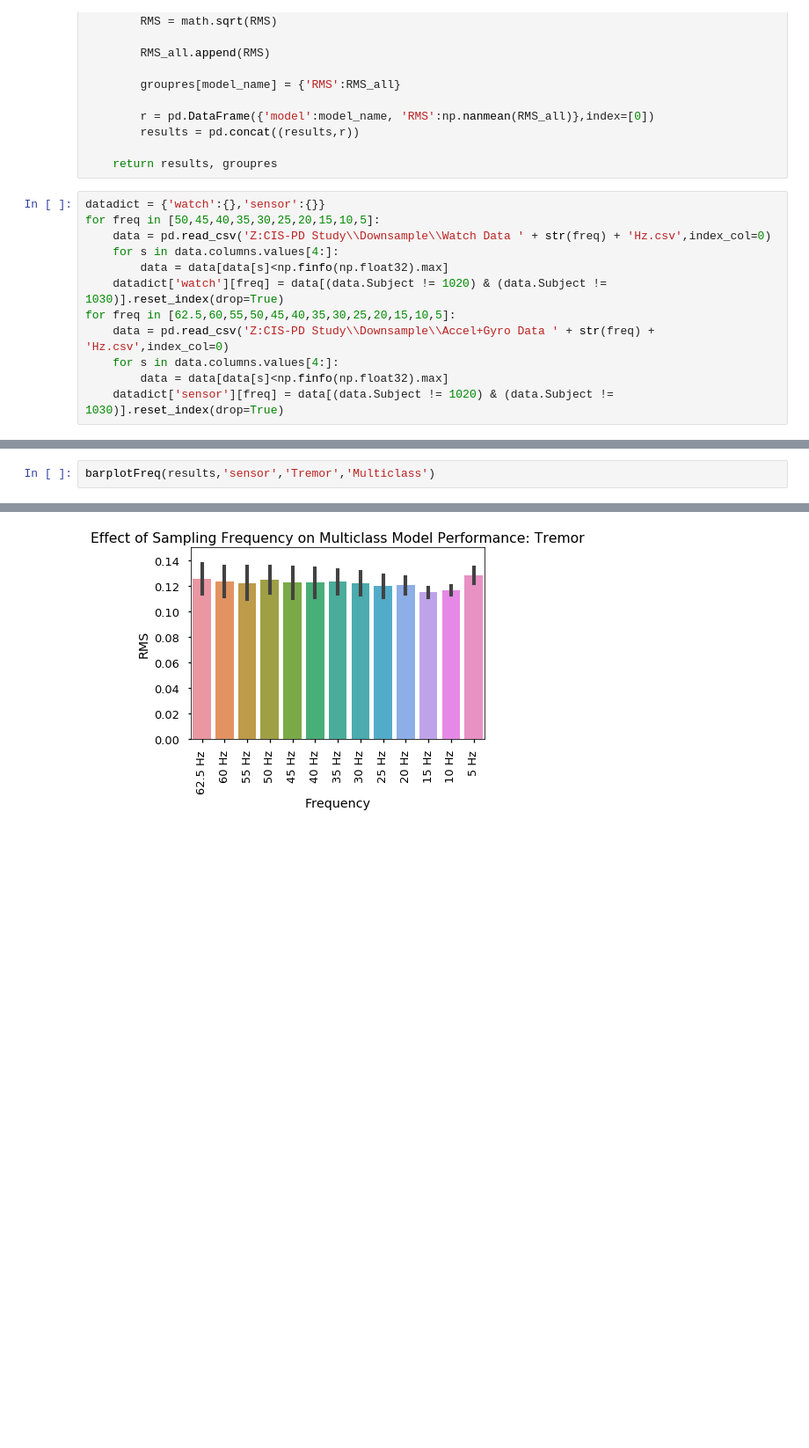
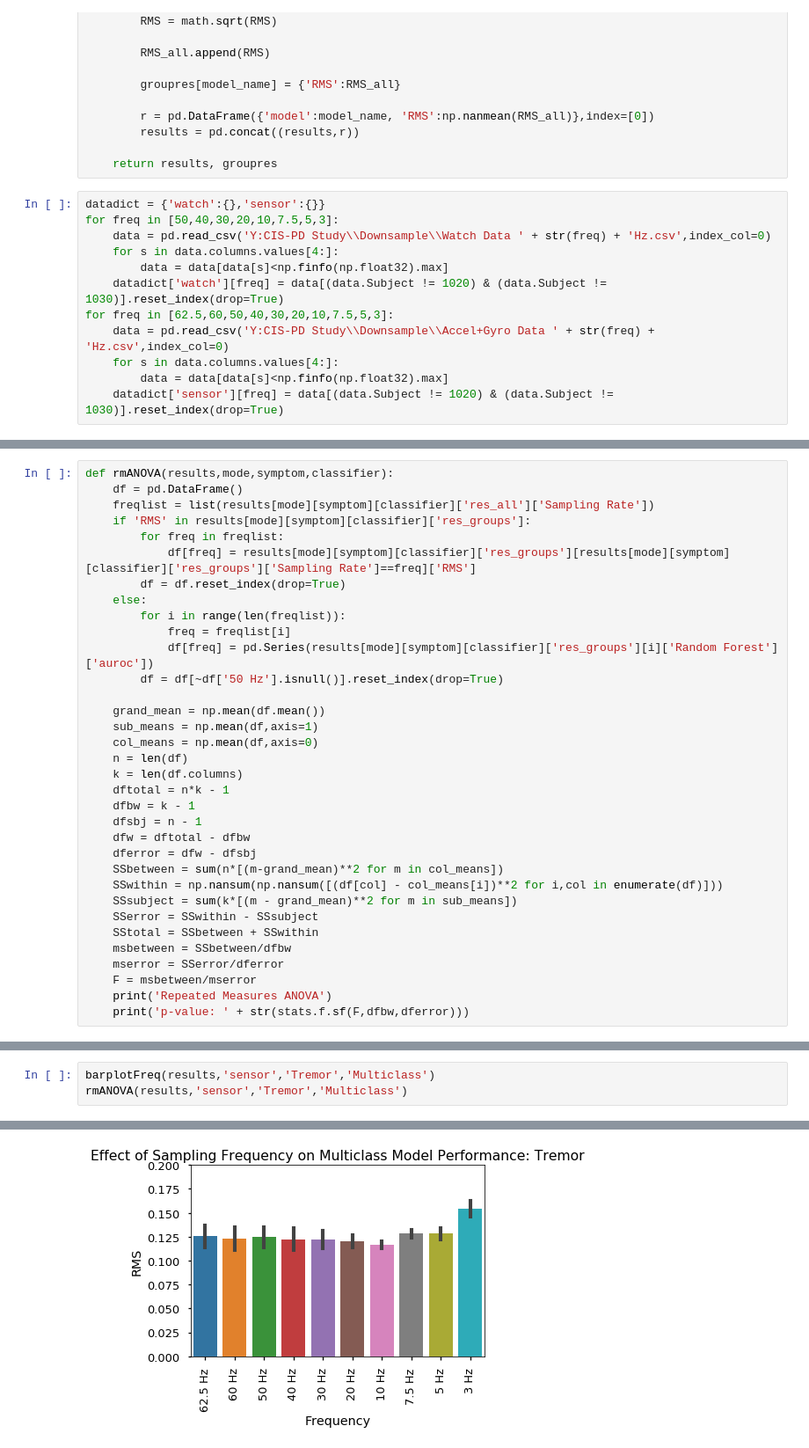
Before and after one commit to sanjeev-tv/CIS-PD, a Jupyter notebook: Downsampling Analysis.ipynb, the cells around one changed output, grey strips where cells are left out. Shown at 88% size. Saved outputs shown, nothing was run; the diff lists cells and outputs as text; blank space fills up the shorter version.

Commit message:
Added rmANOVA tests

```diff
--- a/Downsampling Analysis.ipynb
+++ b/Downsampling Analysis.ipynb
@@ -178,13 +178,13 @@ def LOSOMultiClass(Data,X,y,groups,model,LOin=0):
     return results, groupres
 # %%
 datadict = {'watch':{},'sensor':{}}
-for freq in [50,45,40,35,30,25,20,15,10,5]:
-    data = pd.read_csv('Z:CIS-PD Study\\Downsample\\Watch Data ' + str(freq) + 'Hz.csv',index_col=0)
+for freq in [50,40,30,20,10,7.5,5,3]:
+    data = pd.read_csv('Y:CIS-PD Study\\Downsample\\Watch Data ' + str(freq) + 'Hz.csv',index_col=0)
     for s in data.columns.values[4:]:
         data = data[data[s]<np.finfo(np.float32).max]
     datadict['watch'][freq] = data[(data.Subject != 1020) & (data.Subject != 1030)].reset_index(drop=True)
-for freq in [62.5,60,55,50,45,40,35,30,25,20,15,10,5]:
-    data = pd.read_csv('Z:CIS-PD Study\\Downsample\\Accel+Gyro Data ' + str(freq) + 'Hz.csv',index_col=0)
+for freq in [62.5,60,50,40,30,20,10,7.5,5,3]:
+    data = pd.read_csv('Y:CIS-PD Study\\Downsample\\Accel+Gyro Data ' + str(freq) + 'Hz.csv',index_col=0)
     for s in data.columns.values[4:]:
         data = data[data[s]<np.finfo(np.float32).max]
     datadict['sensor'][freq] = data[(data.Subject != 1020) & (data.Subject != 1030)].reset_index(drop=True)
@@ -358,2 +329,36 @@ def barplotFreq(results,mode,symptom,classifier):
+# %%
+def rmANOVA(results,mode,symptom,classifier):
+    df = pd.DataFrame()
+    freqlist = list(results[mode][symptom][classifier]['res_all']['Sampling Rate'])
+    if 'RMS' in results[mode][symptom][classifier]['res_groups']:
+        for freq in freqlist:
+            df[freq] = results[mode][symptom][classifier]['res_groups'][results[mode][symptom][classifier]['res_groups']['Sampling Rate']==freq]['RMS']
+        df = df.reset_index(drop=True)
+    else:
+        for i in range(len(freqlist)):
+            freq = freqlist[i]
+            df[freq] = pd.Series(results[mode][symptom][classifier]['res_groups'][i]['Random Forest']['auroc'])
+        df = df[~df['50 Hz'].isnull()].reset_index(drop=True)
+
+    grand_mean = np.mean(df.mean())
+    sub_means = np.mean(df,axis=1)
+    col_means = np.mean(df,axis=0)
+    n = len(df)
+    k = len(df.columns)
+    dftotal = n*k - 1
+    dfbw = k - 1
+    dfsbj = n - 1
+    dfw = dftotal - dfbw
+    dferror = dfw - dfsbj
+    SSbetween = sum(n*[(m-grand_mean)**2 for m in col_means])
+    SSwithin = np.nansum(np.nansum([(df[col] - col_means[i])**2 for i,col in enumerate(df)]))
+    SSsubject = sum(k*[(m - grand_mean)**2 for m in sub_means])
+    SSerror = SSwithin - SSsubject
+    SStotal = SSbetween + SSwithin
+    msbetween = SSbetween/dfbw
+    mserror = SSerror/dferror
+    F = msbetween/mserror
+    print('Repeated Measures ANOVA')
+    print('p-value: ' + str(stats.f.sf(F,dfbw,dferror)))
 # %%
 barplotFreq(results,'watch','Tremor','Binary')
@@ -487,3 +484,4 @@ barplotFreq(results,'sensor','Tremor','Binary')
 # %%
 barplotFreq(results,'sensor','Tremor','Multiclass')
+rmANOVA(results,'sensor','Tremor','Multiclass')
 # %% [output]
@@ -504,3 +502,3 @@ barplotFreq(results,'sensor','Tremor','Multiclass')
-[figure, old version]
+[figure, new version]
 # %%
 barplotFreq(results,'sensor','Tremor','Regressor')
```
Also changed, not shown: parts of 17 cells of this notebook.
